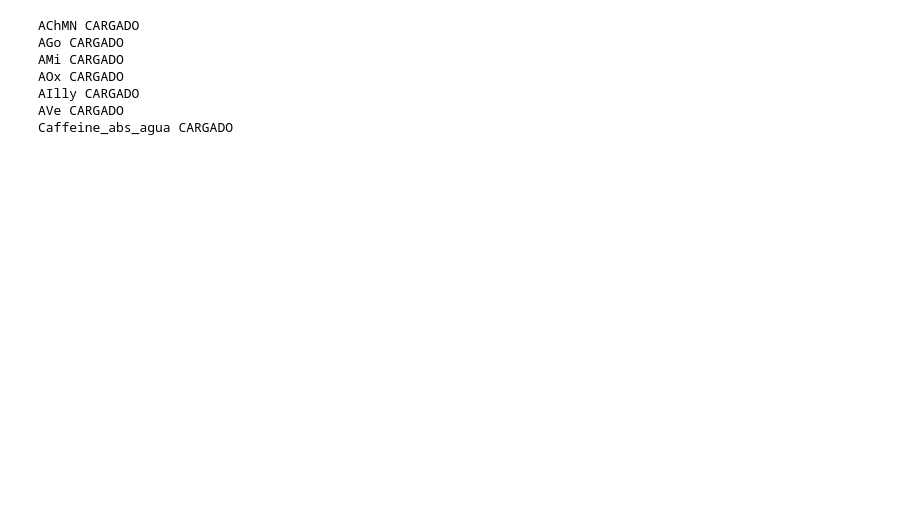
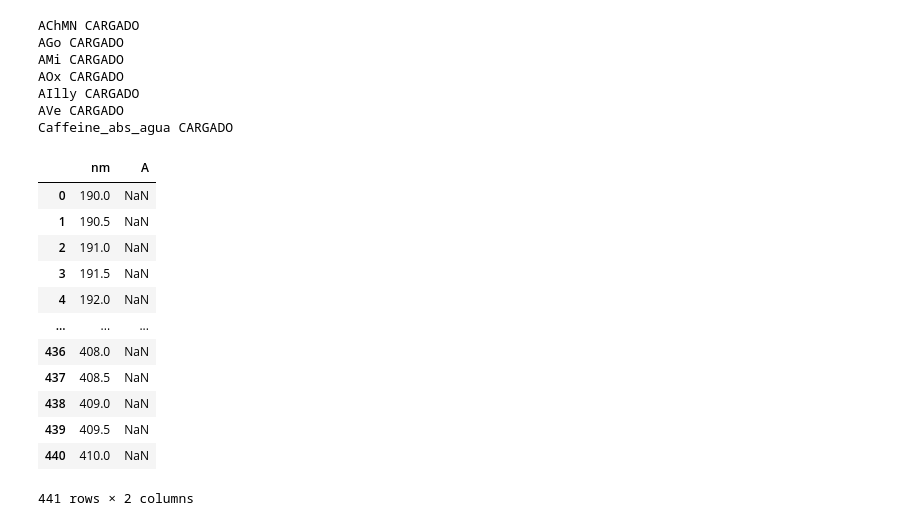
Before and after one commit to jazoro911/CafeLab, a Jupyter notebook: Liz/Proyects/Abs-agua.ipynb, the cells around one changed output. Saved outputs shown, nothing was run; the diff lists cells and outputs as text; code cells hidden in the pictures; blank space fills up the shorter version.

```diff
--- a/Liz/Proyects/Abs-agua.ipynb
+++ b/Liz/Proyects/Abs-agua.ipynb
@@ -31,3 +31,20 @@ AOx CARGADO
 AIlly CARGADO
 AVe CARGADO
 Caffeine_abs_agua CARGADO
+# %%
+
+dataframes['Caffeine_abs_agua']
+# %% [output]
+|  | nm | A |
+| 0 | 190.0 | NaN |
+| 1 | 190.5 | NaN |
+| 2 | 191.0 | NaN |
+| 3 | 191.5 | NaN |
+| 4 | 192.0 | NaN |
+| ... | ... | ... |
+| 436 | 408.0 | NaN |
+| 437 | 408.5 | NaN |
+| 438 | 409.0 | NaN |
+| 439 | 409.5 | NaN |
+| 440 | 410.0 | NaN |
+441 rows × 2 columns
```
Also changed, not shown: parts of 2 cells of this notebook, 1 other file.
